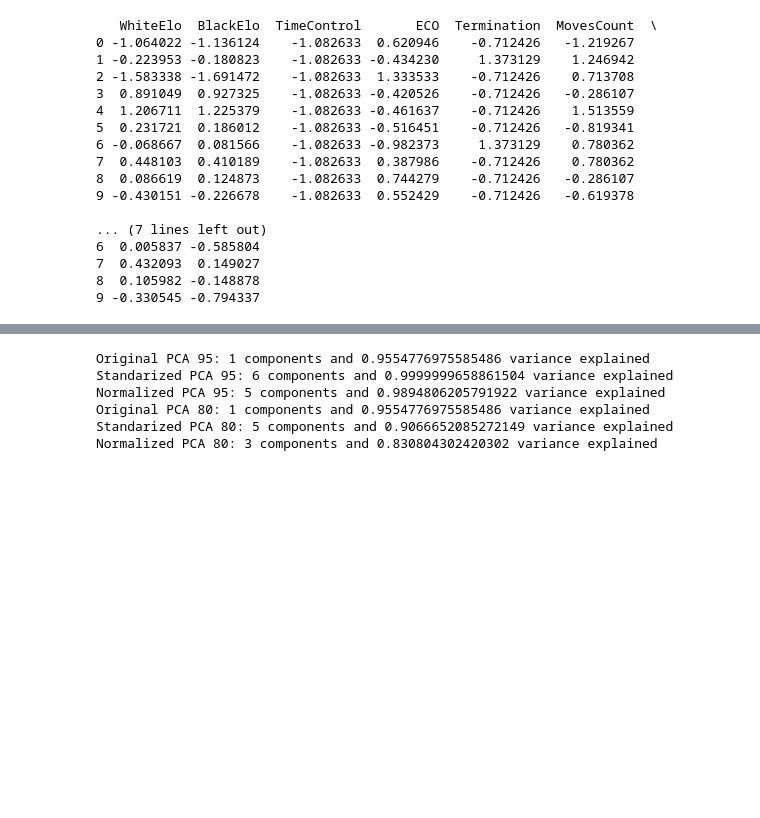
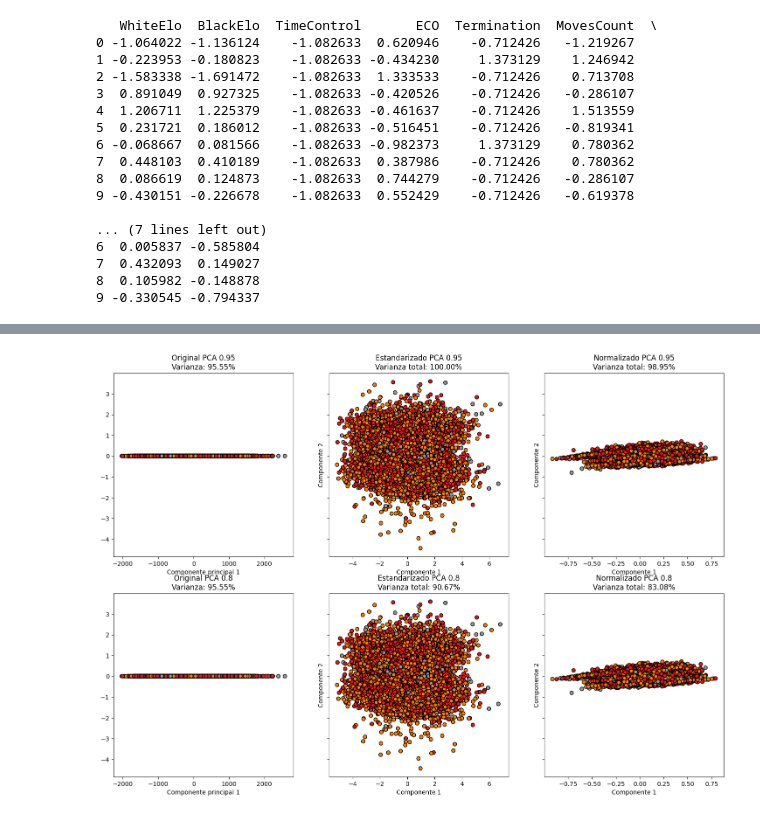
Before and after one commit to carlosgg0/practicas-aprendizaje, a Jupyter notebook: ajedrez/setup.ipynb, the cells around one changed output, grey strips where cells are left out. Drawn from its saved outputs; the diff is of its cells as text; code cells hidden in the pictures; blank space fills up the shorter version.

```diff
--- a/ajedrez/setup.ipynb
+++ b/ajedrez/setup.ipynb
@@ -145,48 +233,67 @@ print(normalized.head(10))
+# %%
+def mostrar_pca(pca, pca_data, y, ax, title=""):
+    if pca_data.shape[1] == 1:
+        ax.set_title(title + f"\nVarianza: {pca.explained_variance_ratio_[0]*100:.2f}%")
+        ax.scatter(pca_data[:, 0], np.zeros(pca_data.shape[0]), c=y, cmap=plt.cm.Set1, edgecolor="k")
+        ax.set_xlabel("Componente principal 1")
+
+    else:
+        total_var = (pca.explained_variance_ratio_.sum()) * 100
+        ax.set_title(title + f"\nVarianza total: {total_var:.2f}%")
+        ax.scatter(pca_data[:, 0], pca_data[:, 1], c=y, cmap=plt.cm.Set1, edgecolor="k")
+        ax.set_xlabel("Componente 1")
+        ax.set_ylabel("Componente 2")
 # %%
 pca95 = PCA(n_components=0.95)
 pca80 = PCA(n_components=0.8)
 
+# Creamos una sola figura con 6 subplots
+fig, axes = plt.subplots(nrows=2, ncols=3, figsize=(18, 12), sharey=True)
+
+
 # PCA 0.95
 original_pca95 = pd.DataFrame(pca95.fit_transform(original), columns=[f'PC{i+1}' for i in range(pca95.n_components_)])
 var_original_95 = pca95.explained_variance_ratio_.sum()
+mostrar_pca(pca95, pca95.fit_transform(original), y, axes[0, 0], "Original PCA 0.95")
+
 standarized_pca95 = pd.DataFrame(pca95.fit_transform(standarized), columns=[f'PC{i+1}' for i in range(pca95.n_components_)])
 var_standarized_95 = pca95.explained_variance_ratio_.sum()
+mostrar_pca(pca95, pca95.fit_transform(standarized), y, axes[0, 1], "Estandarizado PCA 0.95")
+
 normalized_pca95 = pd.DataFrame(pca95.fit_transform(normalized), columns=[f'PC{i+1}' for i in range(pca95.n_components_)])
 var_normalized_95 = pca95.explained_variance_ratio_.sum()
+mostrar_pca(pca95, pca95.fit_transform(normalized), y, axes[0, 2], "Normalizado PCA 0.95")
 
 # PCA 0.8
 original_pca80 = pd.DataFrame(pca80.fit_transform(original), columns=[f'PC{i+1}' for i in range(pca80.n_components_)])
 var_original_80 = pca80.explained_variance_ratio_.sum()
+mostrar_pca(pca80, pca80.fit_transform(original), y, axes[1, 0], "Original PCA 0.8")
+
 standarized_pca80 = pd.DataFrame(pca80.fit_transform(standarized), columns=[f'PC{i+1}' for i in range(pca80.n_components_)])
 var_standarized_80 = pca80.explained_variance_ratio_.sum()
+mostrar_pca(pca80, pca80.fit_transform(standarized), y, axes[1, 1], "Estandarizado PCA 0.8")
+
 normalized_pca80 = pd.DataFrame(pca80.fit_transform(normalized), columns=[f'PC{i+1}' for i in range(pca80.n_components_)])
 var_normalized_80 = pca80.explained_variance_ratio_.sum()
+mostrar_pca(pca80, pca80.fit_transform(normalized), y, axes[1, 2], "Normalizado PCA 0.8")
 
 pca = [
     ['Original PCA 95', original_pca95.shape[1], var_original_95],
     ['Standarized PCA 95', standarized_pca95.shape[1], var_standarized_95],
     ['Normalized PCA 95', normalized_pca95.shape[1], var_normalized_95],
     ['Original PCA 80', original_pca80.shape[1], var_original_80],
     ['Standarized PCA 80', standarized_pca80.shape[1], var_standarized_80],
     ['Normalized PCA 80', normalized_pca80.shape[1], var_normalized_80]
 ]
 
-for row in pca:
-    print(f"{row[0]}: {row[1]} components and {row[2]} variance explained")
-
 try:
     os.mkdir('outputs')
 except FileExistsError:
     pass
 
 pd.DataFrame(
     pca,
     columns=['PCA Type', 'Number of Components', 'Variance Explained']
 ).to_latex('outputs/pca_components.tex', index=False)
 # %% [output]
-Original PCA 95: 1 components and 0.9554776975585486 variance explained
-Standarized PCA 95: 6 components and 0.9999999658861504 variance explained
-Normalized PCA 95: 5 components and 0.9894806205791922 variance explained
-Original PCA 80: 1 components and 0.9554776975585486 variance explained
-Standarized PCA 80: 5 components and 0.9066652085272149 variance explained
-Normalized PCA 80: 3 components and 0.830804302420302 variance explained
+[figure, added]
```
Also changed, not shown: parts of 27 cells of this notebook, 1 other file.
